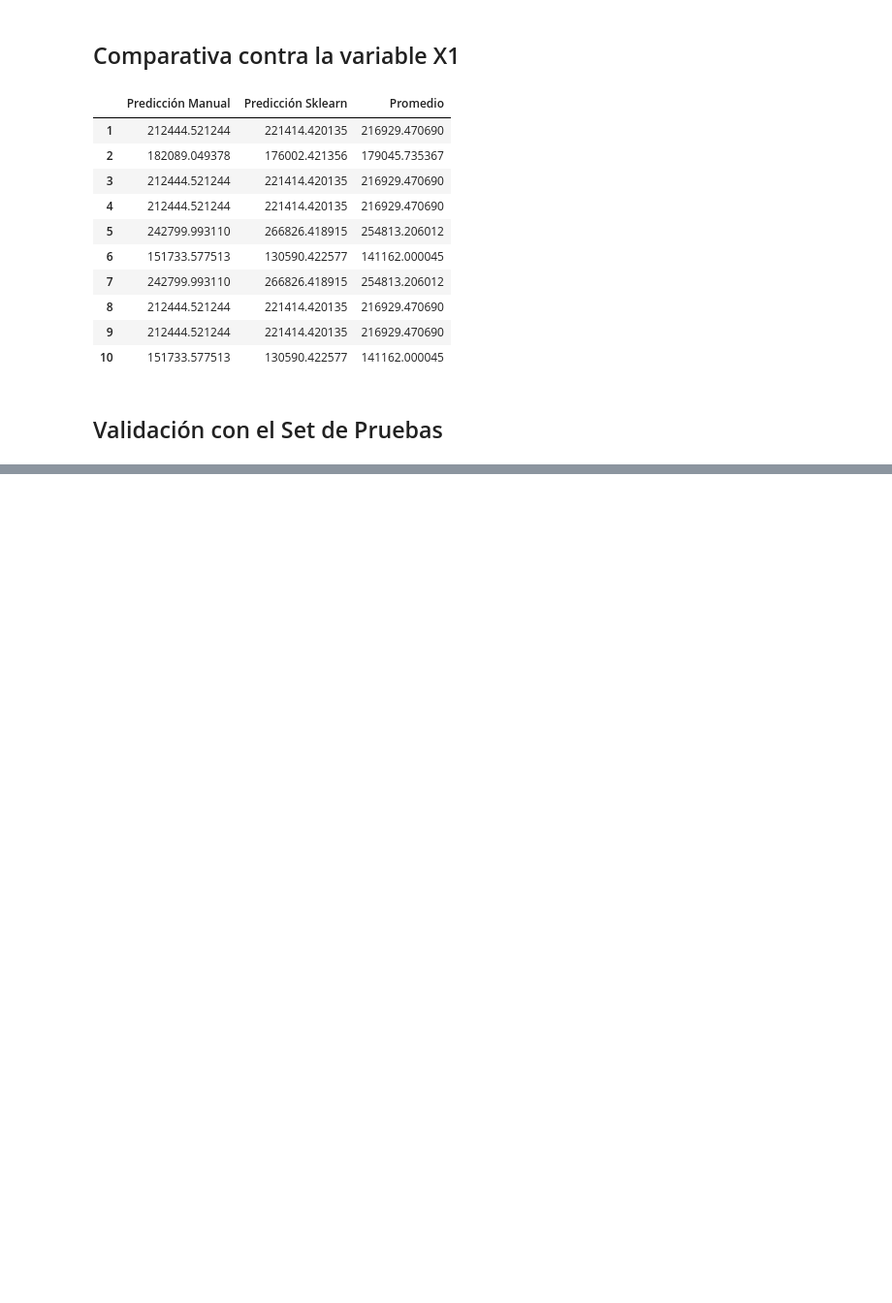
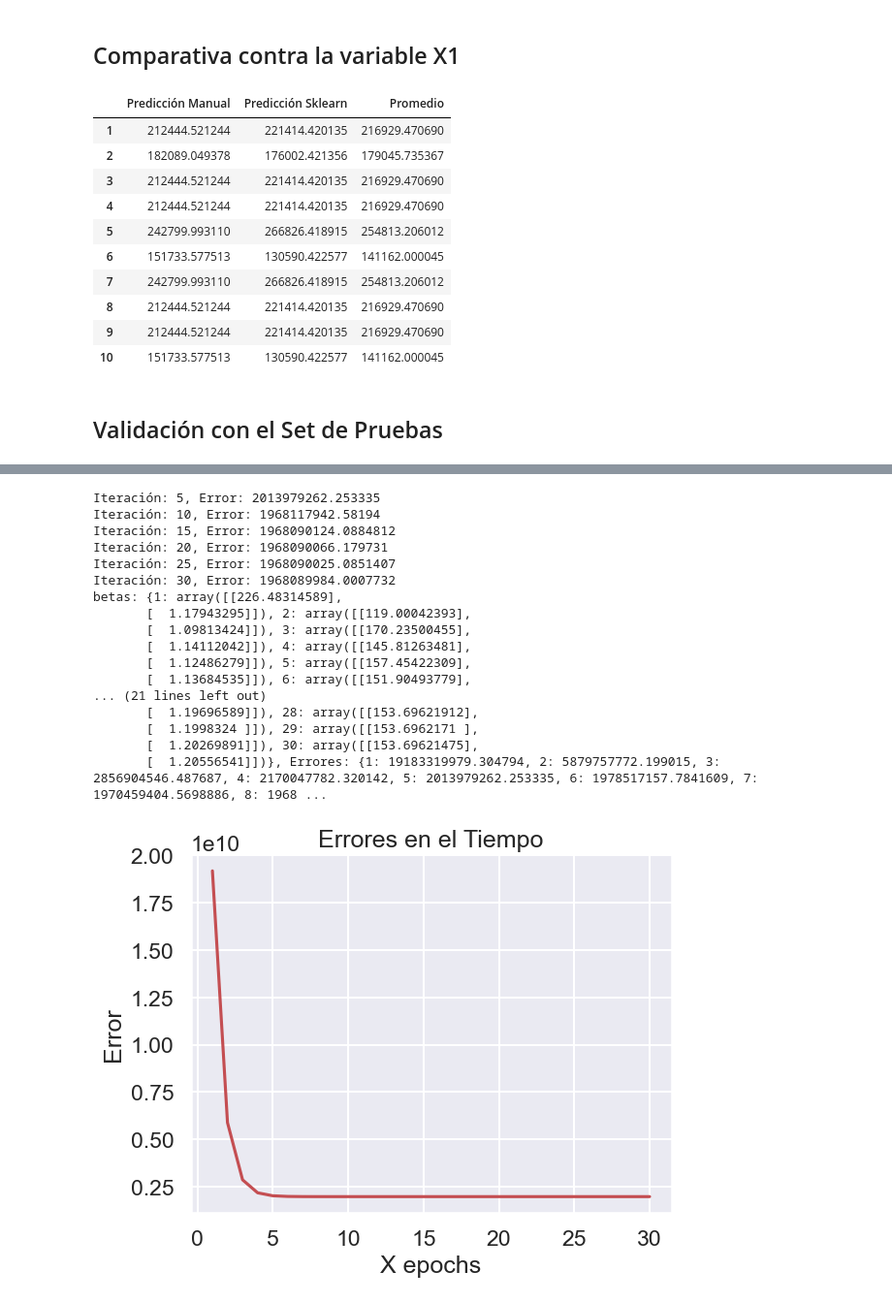
Before and after one commit to CarlosRisch/ProyectoRegresion, a Jupyter notebook: Proyecto1_RegresionLineal.ipynb, the cells around one changed output, grey strips where cells are left out. Shown at 97% size. Cells and saved outputs as stored; diff of their text form; code cells hidden in the pictures; blank space fills up the shorter version.

```diff
--- a/Proyecto1_RegresionLineal.ipynb
+++ b/Proyecto1_RegresionLineal.ipynb
@@ -519,0 +538,22 @@ mi_modelo.data_test(set_pruebas.loc[:, ['OverallQual']].to_numpy(),set_pruebas.l
+# %%
+mi_modelo2 = entrenar_regresion_lineal(Var_x2.to_numpy(), set_entrenamiento.loc[:, ['SalePrice']].to_numpy(), 30, 5, 0.000001)
+iteraciones_betas2 = mi_modelo2.r_epochs()
+# %% [output]
+Iteración: 5, Error: 2013979262.253335
+Iteración: 10, Error: 1968117942.58194
+Iteración: 15, Error: 1968090124.0884812
+Iteración: 20, Error: 1968090066.179731
+Iteración: 25, Error: 1968090025.0851407
+Iteración: 30, Error: 1968089984.0007732
+betas: {1: array([[226.48314589],
+       [  1.17943295]]), 2: array([[119.00042393],
+       [  1.09813424]]), 3: array([[170.23500455],
+       [  1.14112042]]), 4: array([[145.81263481],
+       [  1.12486279]]), 5: array([[157.45422309],
+       [  1.13684535]]), 6: array([[151.90493779],
+... (21 lines left out)
+       [  1.19696589]]), 28: array([[153.69621912],
+       [  1.1998324 ]]), 29: array([[153.6962171 ],
+       [  1.20269891]]), 30: array([[153.69621475],
+       [  1.20556541]])}, Errores: {1: 19183319979.304794, 2: 5879757772.199015, 3: 2856904546.487687, 4: 2170047782.320142, 5: 2013979262.253335, 6: 1978517157.7841609, 7: 1970459404.5698886, 8: 1968 ...
+[figure, added]
```
Also changed, not shown: parts of 8 cells of this notebook.
